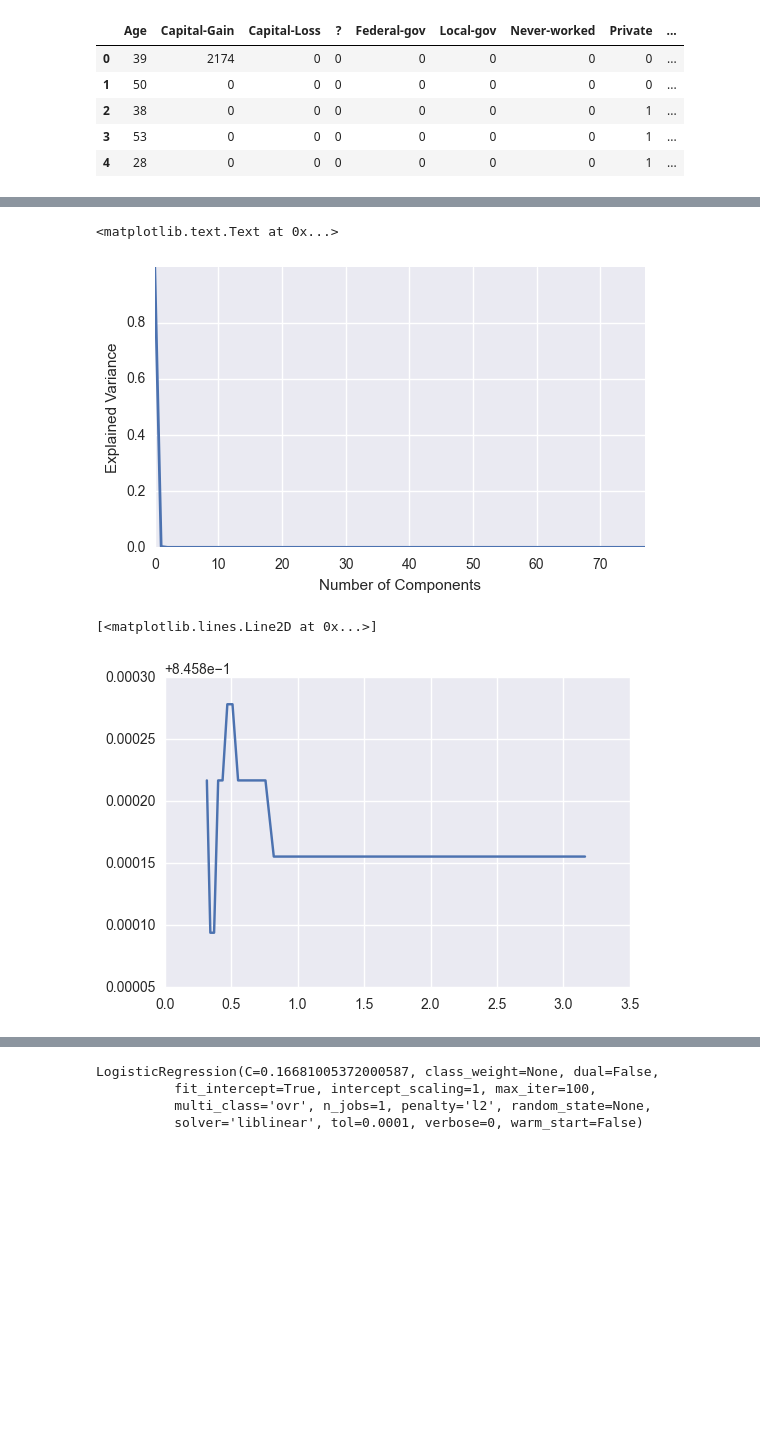
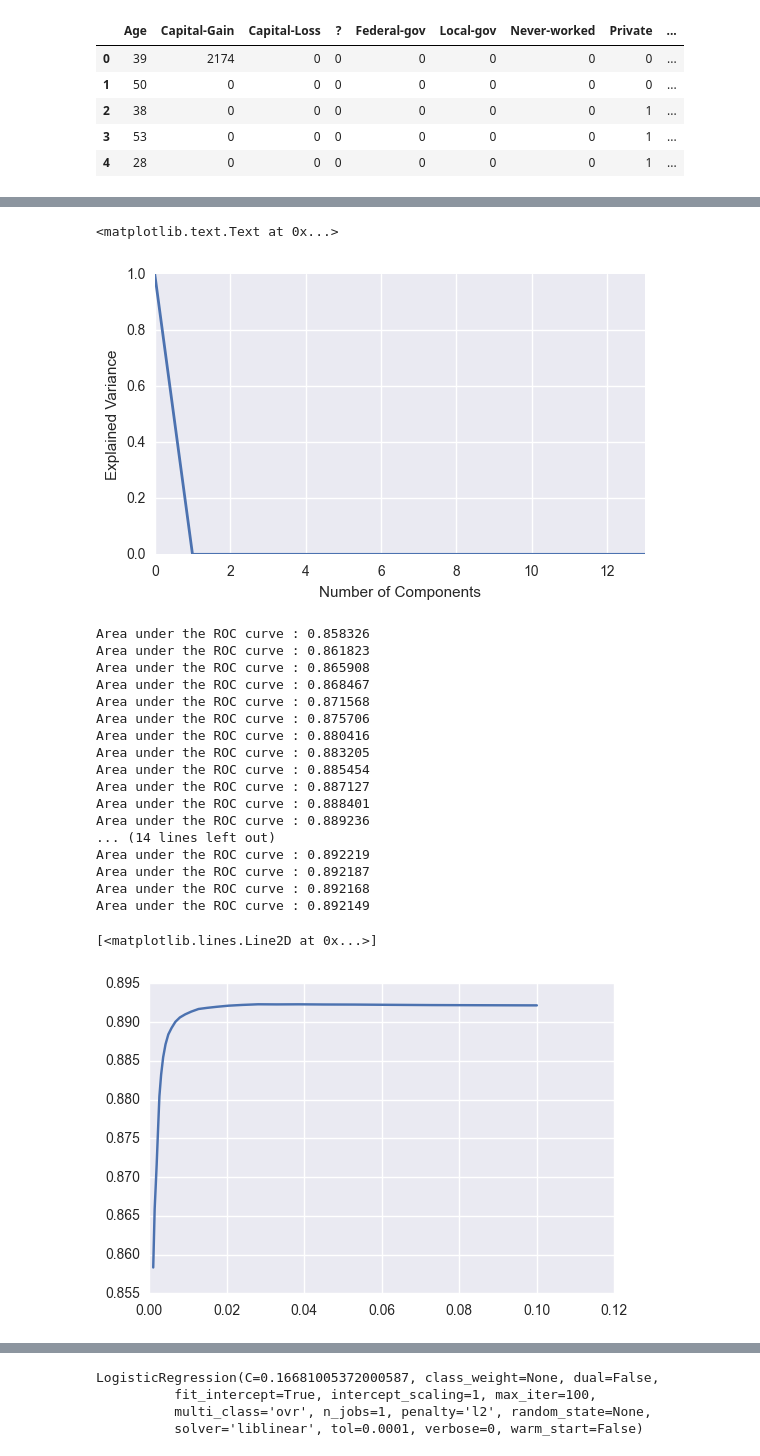
Before and after one commit to CJ-Wright/APMAE4990-, a Jupyter notebook: notebooks/Lecture 5 - Classification.ipynb, the cells around one changed output, grey strips where cells are left out. Cells and saved outputs as stored; diff of their text form; code cells hidden in the pictures; blank space fills up the shorter version.

```diff
--- a/notebooks/Lecture 5 - Classification.ipynb
+++ b/notebooks/Lecture 5 - Classification.ipynb
@@ -112,6 +141,8 @@ def run_cv(X,y,clf_class,**kwargs):
         clf.fit(X_train,y_train)
         y_pred[test_index] = clf.predict(X_test)
     return y_pred
+
+
 # Scale columns for regression.
 #scaler = StandardScaler()
 #X = X.as_matrix().astype(np.float)
@@ -124,7 +155,7 @@ def generate_auc(X,y,clf_class,**kwargs):
     # Construct training and testing set.
     X, y = shuffle(X, y, random_state=random_state)
     n_samples, n_features = X.shape
-    half = int(n_samples/2)
+    half = int(n_samples/1.2)
     X_train, X_test = X[:half], X[half:]
     y_train, y_test = y[:half], y[half:]
 
@@ -137,8 +168,8 @@ def generate_auc(X,y,clf_class,**kwargs):
     print "Area under the ROC curve : %f" % roc_auc
     return fpr, tpr, roc_auc, thresholds
 
-# Generate ROC  for LR with l1 penalty and C=10^-1
-fpr,tpr,roc_auc, thresholds = generate_auc(X,y,LogisticRegression,C=0.035,penalty='l1')
+# Generate ROC  for LR with l1 penalty and C=0.1
+fpr,tpr,roc_auc, thresholds = generate_auc(X,y,LogisticRegression,C=0.1,penalty='l1')
 def generate_ROCplot(fpr,tpr,label,roc_auc):
     plt.clf()
     plt.plot(fpr, tpr, '.-',label='ROC curve (area = %0.2f)' % roc_auc)
@@ -205,7 +242,7 @@ pca = PCA()
 #digits = datasets.load_digits()
 #X_learn = df.drop(['y'],1)
 #y_pred = df['y']
-pca.fit_transform(df_final)
+pca.fit_transform(df.drop(['y'],1))
 
 plt.figure(1, figsize=(7, 4))
 plt.clf()
@@ -216,7 +253,7 @@ plt.xlabel('Number of Components')
 plt.ylabel('Explained Variance')
 # %% [output]
 <matplotlib.text.Text at 0x...>
-[figure, old version]
+[figure, new version]
 # %%
 X = df_final
 y = df['y']
@@ -232,17 +269,35 @@ X_train, X_test = X[:half], X[half:]
 y_train, y_test = y[:half], y[half:]
 # %%
 # Create linear regression object
-alphas = np.logspace(-0.5,0.5,30)
+alphas = np.logspace(-3,-1,30)
 
 scores = []
 
 for alpha in alphas:
     regr = LogisticRegression(C=alpha,penalty='l1')
 
     # Train the model using the training sets
-    regr.fit(X_train, y_train)
-    scores.append(regr.score(X_test,y_test))
+    #regr.fit(X_train, y_train)
+    fpr, tpr, roc_auc, thresholds= generate_auc(X,y,LogisticRegression,C=alpha,penalty='l1')
+    scores.append(roc_auc)
 plt.plot(alphas,scores)
 # %% [output]
-[<matplotlib.lines.Line2D at 0x...>]
+Area under the ROC curve : 0.858326
+Area under the ROC curve : 0.861823
+Area under the ROC curve : 0.865908
+Area under the ROC curve : 0.868467
+Area under the ROC curve : 0.871568
+Area under the ROC curve : 0.875706
+Area under the ROC curve : 0.880416
+Area under the ROC curve : 0.883205
+Area under the ROC curve : 0.885454
+Area under the ROC curve : 0.887127
+Area under the ROC curve : 0.888401
+Area under the ROC curve : 0.889236
+... (14 lines left out)
+Area under the ROC curve : 0.892219
+Area under the ROC curve : 0.892187
+Area under the ROC curve : 0.892168
+Area under the ROC curve : 0.892149
+[<matplotlib.lines.Line2D at 0x...>]
-[figure, old version]
+[figure, new version]
```
Also changed, not shown: parts of 28 cells of this notebook, 1 other file.
